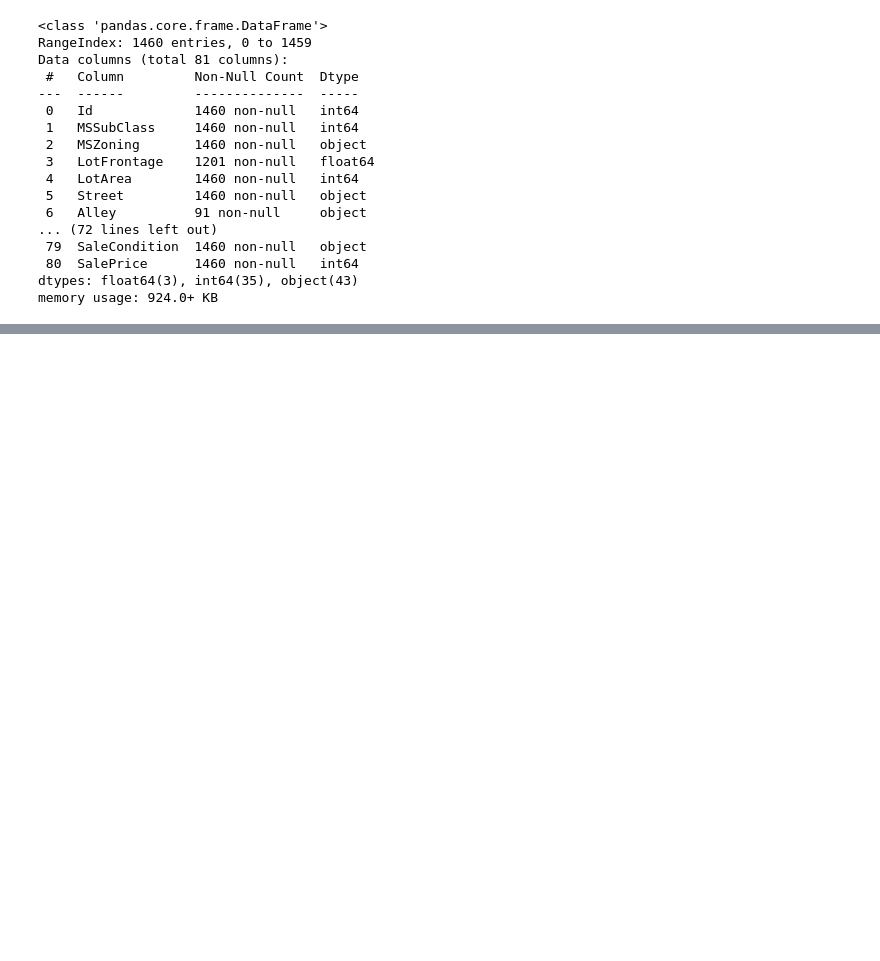
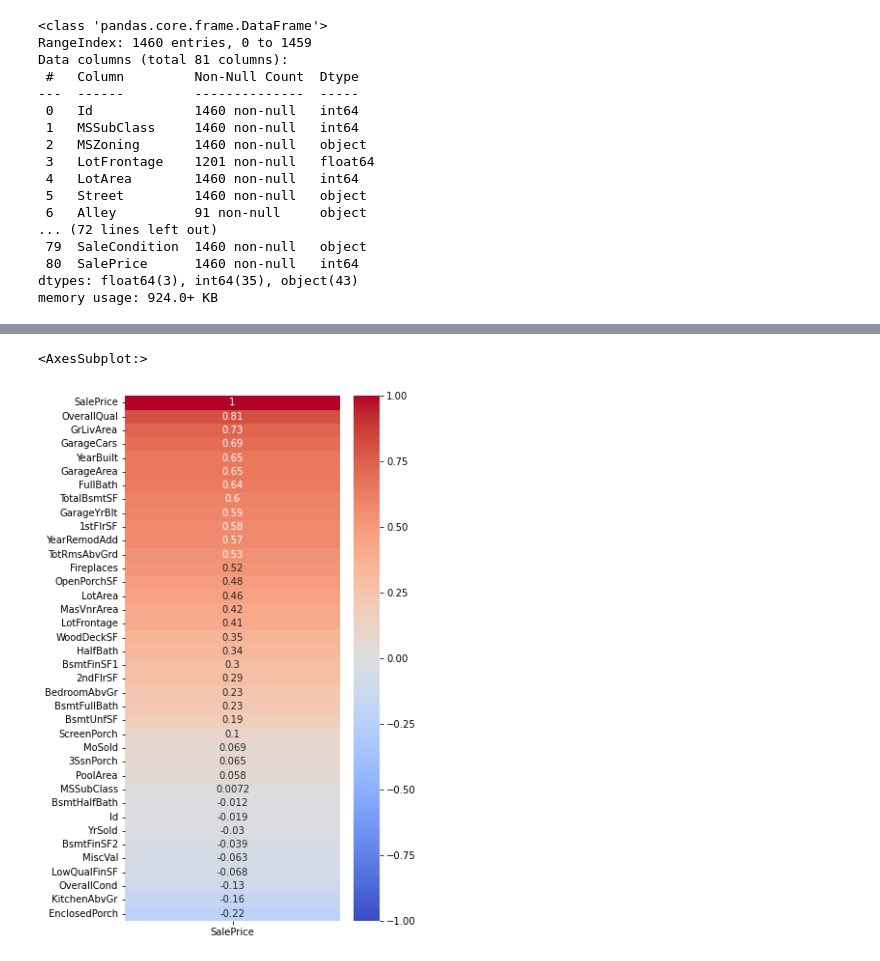
Before and after one commit to fabricio-inoue/House-Prices---Regression, a Jupyter notebook: House-pricing.ipynb, the cells around one changed output, grey strips where cells are left out. Drawn from its saved outputs; the diff is of its cells as text; code cells hidden in the pictures; blank space fills up the shorter version.

```diff
--- a/House-pricing.ipynb
+++ b/House-pricing.ipynb
@@ -60,0 +151,6 @@ Index(['Id', 'MSSubClass', 'MSZoning', 'LotFrontage', 'LotArea', 'Street',
+# %%
+plt.figure(figsize=(5,10))
+sns.heatmap(train_df.corr('spearman')[['SalePrice']].sort_values('SalePrice', ascending=False), annot=True, cmap='coolwarm', vmin=-1, vmax=1)
+# %% [output]
+<AxesSubplot:>
+[figure, added]
```
Also changed, not shown: parts of 6 cells of this notebook.
